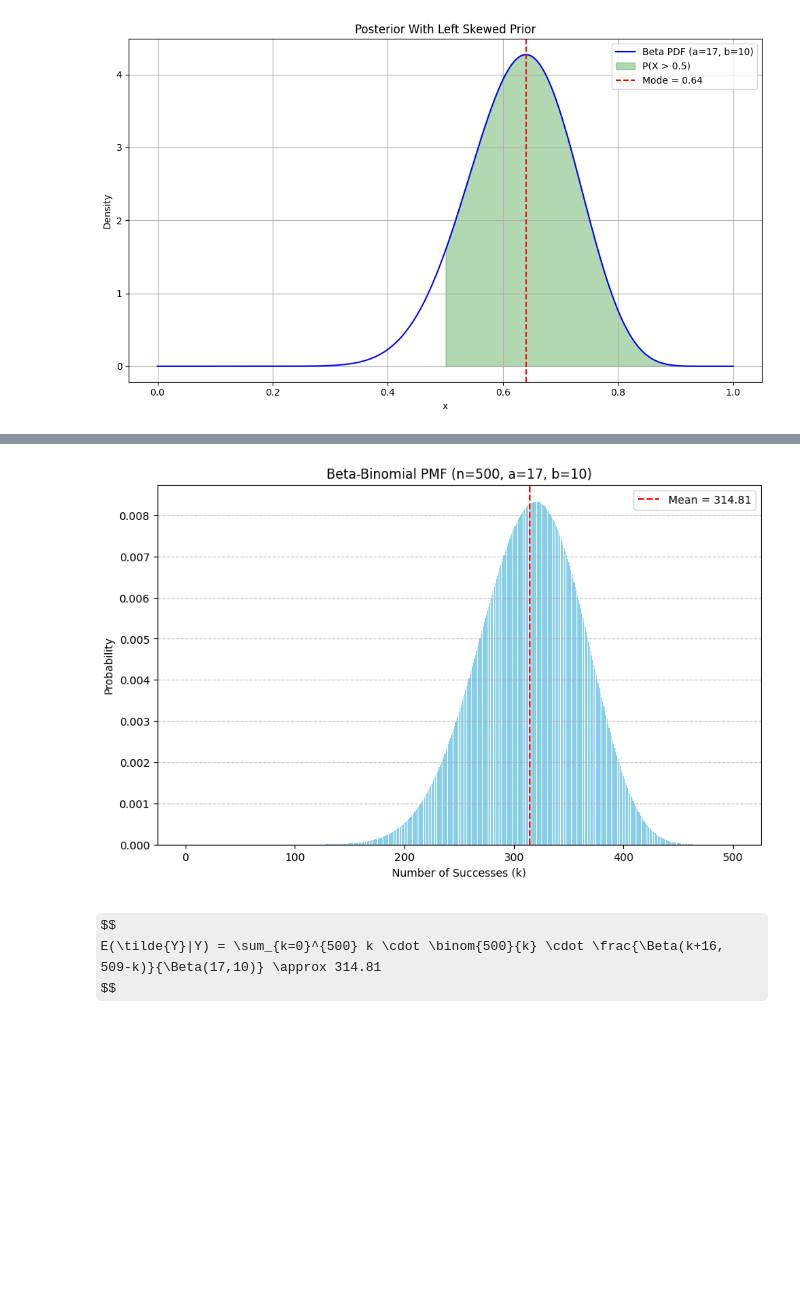
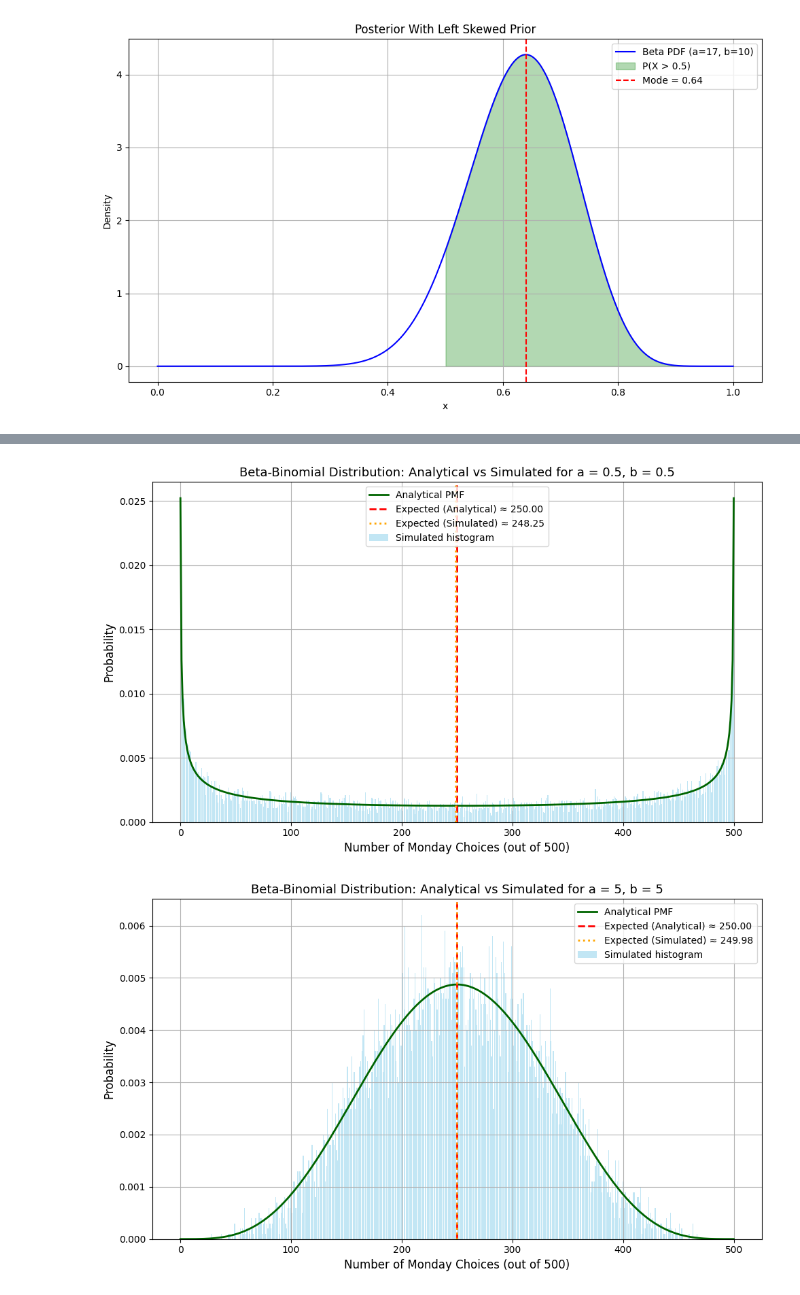
Before and after one commit to Amohammadi2/Probability1-Project, a Jupyter notebook: prob1_project.ipynb, the cells around one changed output, grey strips where cells are left out. Saved outputs shown, nothing was run; the diff lists cells and outputs as text; code cells hidden in the pictures; some formulas as TeX source; blank space fills up the shorter version.

Commit message:
[feat] add final project section plots

```diff
--- a/prob1_project.ipynb
+++ b/prob1_project.ipynb
@@ -273,30 +344,53 @@ This means $\tilde{Y} | Y \sim BetaBinom(n=500, \alpha=17, \beta=10)$
 # %%
+from scipy.special import comb, beta
 import numpy as np
 import matplotlib.pyplot as plt
-from scipy.stats import betabinom
+
+def aa(a, b):
+    def beta_binomial_pmf(k, n, a, b):
+        """Compute Beta-Binomial probability mass function at k."""
+        return comb(n, k) * beta(k + a, n - k + b) / beta(a, b)
+
+    n_future = 500
+    n_samples = 10000
 
 
-n = 500
-a = 17 # Alpha parameter of the Beta distribution
-b = 10 # Beta parameter of the Beta distribution
-k = np.arange(n + 1)
-betabinom_pmf = betabinom.pmf(k, n, a, b)
+    x = np.arange(0, n_future + 1)
+    y_manual = np.array([beta_binomial_pmf(k, n_future, a, b) for k in x])
+    expected_analytical = n_future * a / (a + b)
 
-expected_value = sum(k*betabinom.pmf(k, n, a, b) for k in range(501))
 
-plt.figure(figsize=(10, 6))
-plt.bar(k, betabinom_pmf, color='skyblue')
-plt.xlabel('Number of Successes (k)')
-plt.ylabel('Probability')
-plt.axvline(expected_value, color='red', linestyle='--', label=f'Mean = {expected_value:.2f}')
-plt.title(f'Beta-Binomial PMF (n={n}, a={a}, b={b})')
-plt.grid(axis='y', linestyle='--', alpha=0.7)
-plt.legend()
-plt.show()
+    p_samples = np.random.beta(a, b, size=n_samples)
+    sim_samples = np.random.binomial(n_future, p_samples)
+
+    counts, bins = np.histogram(sim_samples, bins=np.arange(n_future + 2) - 0.5, density=True)
+
+    expected_sim = np.mean(sim_samples)
+
+
+    plt.figure(figsize=(10, 6))
+
+    plt.plot(x, y_manual, color='darkgreen', lw=2, label='Analytical PMF')
+    plt.bar(x, counts, color='skyblue', alpha=0.5, label='Simulated histogram')
+
+    plt.axvline(expected_analytical, color='red', linestyle='--', lw=2, label=f'Expected (Analytical) ≈ {expected_analytical:.2f}')
+    plt.axvline(expected_sim, color='orange', linestyle=':', lw=2, label=f'Expected (Simulated) ≈ {expected_sim:.2f}')
+
+    string = 'Beta-Binomial Distribution: Analytical vs Simulated for a = ' + str(a) + ', b = ' + str(b)
+    plt.title(string, fontsize=13)
+    plt.xlabel('Number of Monday Choices (out of 500)', fontsize=12)
+    plt.ylabel('Probability', fontsize=12)
+    plt.grid(True)
+    plt.legend()
+    plt.tight_layout()
+    plt.show()
-# %% [output]
-[figure, removed]
-# %% [markdown]
-
-$$
-E(\tilde{Y}|Y) = \sum_{k=0}^{500} k \cdot \binom{500}{k} \cdot \frac{\Beta(k+16, 509-k)}{\Beta(17,10)} \approx 314.81
-$$
+# %%
+aa(0.5, 0.5)
+aa(5, 5)
+aa(30, 30)
+aa(10, 17)
+aa(17, 10)
+aa(13, 9)
+# %% [output]
+[figure, added]
+[figure, added]
```
Also changed, not shown: parts of 8 cells of this notebook.
